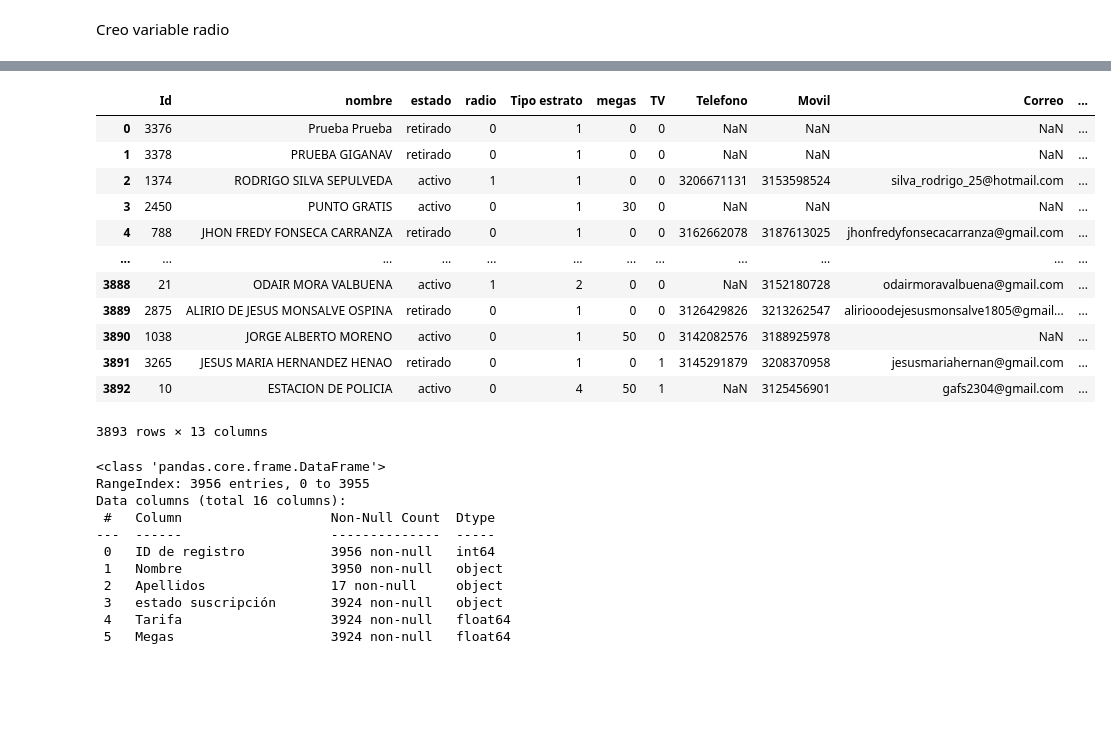
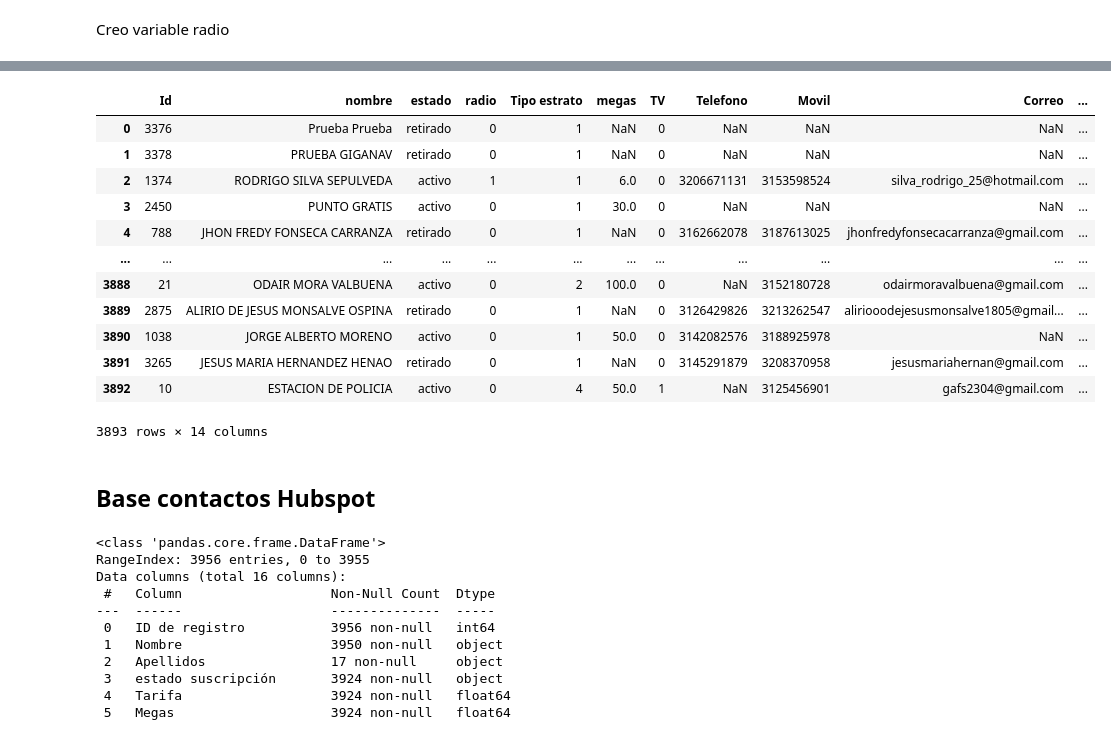
Before and after one commit to juliandiazparra/reduc_serv_times, a Jupyter notebook: 0.2 Limpieza_usuarios.ipynb, the cells around one changed output, grey strips where cells are left out. Cells and saved outputs as stored; diff of their text form; code cells hidden in the pictures; blank space fills up the shorter version.

Commit message:
Updated plans, improved user import

```diff
--- a/0.2 Limpieza_usuarios.ipynb
+++ b/0.2 Limpieza_usuarios.ipynb
@@ -67 +126,4 @@ fecha
+# %%
+df_planes_clean=base_planes.loc[:,['ID','Nombre','megas']]
+df_planes_clean.columns=['id_plan','Plan','megas']
 # %% [markdown]
@@ -253,0 +279,13 @@ depurada_base_usuarios.loc[
+# %%
+#Lleno vacios en plan
+depurada_base_usuarios['Plan']=depurada_base_usuarios['Plan'].fillna('')
+
+# Inicializar la columna 'radio' con 0 (suponiendo que es de fibra óptica por defecto)
+depurada_base_usuarios['radio'] = 0
+
+# Actualizar la columna 'radio' a 1 para los usuarios con planes de radioenlace (rural)
+depurada_base_usuarios.loc[depurada_base_usuarios['Plan'].str.contains('GIGA', case=False) &
+                           ~depurada_base_usuarios['Plan'].str.contains(' VIP | ORO | PLATA | BRONCE', case=False), 'radio'] = 1
+
+# Verificar los resultados
+print(depurada_base_usuarios[['Plan', 'radio']].value_counts())
@@ -254,3 +310,28 @@ depurada_base_usuarios.loc[
+# %%
+# Crear la columna 'tarifa' limpiando y convirtiendo 'Total cobrar'
+depurada_base_usuarios['tarifa'] = (
+    depurada_base_usuarios['Total cobrar']
+    .str.strip('COL$ ')
+    .str.replace('.', '', regex=False)  # Eliminar puntos
+    .str.replace(',', '.', regex=False)  # Reemplazar coma por punto
+    .astype(float)  # Convertir a tipo float
+)
+
+# Ajustar la tarifa si el usuario tiene TV
+depurada_base_usuarios.loc[
+    depurada_base_usuarios['Plan voip'].str.contains('recaudo',case=False), 'tarifa'] += 25000
+# %%
+# Limpiar y crear la columna 'meses_suspendido' para usuarios suspendidos
+depurada_base_usuarios.loc[:, 'meses_suspendido'] = depurada_base_usuarios.loc[
+    depurada_base_usuarios['estado'] == 'suspendido',
+    'Deuda actual'].str.split(' ', expand=True, n=1).iloc[:, 0].fillna(0).astype('int')
+
+# Limpiar y crear la columna 'deuda' para usuarios suspendidos
+depurada_base_usuarios.loc[:, 'deuda'] = depurada_base_usuarios.loc[
+    depurada_base_usuarios['estado'] == 'suspendido',
+    'Deuda actual'].str.split(' ', expand=True, n=1).iloc[:, 1].str.strip(
+    'COL$ ').str.replace('.', '', regex=False).str.replace(
+    ',00', '', regex=False).str.lstrip().str.replace(',', '.').fillna(0).astype('float')
 # %%
 depurada_base_usuarios.loc[depurada_base_usuarios['estado']=='activo']
 # %% [output]
@@ -270,22 +351,23 @@ depurada_base_usuarios.loc[depurada_base_usuarios['estado']=='activo']
 # %%
 variables=['Id', 'nombre', 'estado',
            'radio', 'Tipo estrato', 'megas',
            'TV', 'Telefono', 'Movil',
            'Correo', 'Zona', 'tarifa',
-           'Deuda actual']
+           'meses_suspendido', 'deuda']
 base_final_contactos=depurada_base_usuarios.loc[:,variables]
+base_final_contactos[['meses_suspendido','deuda']]=base_final_contactos[['meses_suspendido','deuda']].fillna(0)
 base_final_contactos
 # %% [output]
 |  | Id | nombre | estado | radio | Tipo estrato | megas | TV | Telefono | Movil | Correo | ... |
-| 0 | 3376 | Prueba Prueba | retirado | 0 | 1 | 0 | 0 | NaN | NaN | NaN | ... |
-| 1 | 3378 | PRUEBA GIGANAV | retirado | 0 | 1 | 0 | 0 | NaN | NaN | NaN | ... |
-| 2 | 1374 | RODRIGO SILVA SEPULVEDA | activo | 1 | 1 | 0 | 0 | 3206671131 | 3153598524 | silva_rodrigo_25@hotmail.com | ... |
-| 3 | 2450 | PUNTO GRATIS | activo | 0 | 1 | 30 | 0 | NaN | NaN | NaN | ... |
-| 4 | 788 | JHON FREDY FONSECA CARRANZA | retirado | 0 | 1 | 0 | 0 | 3162662078 | 3187613025 | jhonfredyfonsecacarranza@gmail.com | ... |
+| 0 | 3376 | Prueba Prueba | retirado | 0 | 1 | NaN | 0 | NaN | NaN | NaN | ... |
+| 1 | 3378 | PRUEBA GIGANAV | retirado | 0 | 1 | NaN | 0 | NaN | NaN | NaN | ... |
+| 2 | 1374 | RODRIGO SILVA SEPULVEDA | activo | 1 | 1 | 6.0 | 0 | 3206671131 | 3153598524 | silva_rodrigo_25@hotmail.com | ... |
+| 3 | 2450 | PUNTO GRATIS | activo | 0 | 1 | 30.0 | 0 | NaN | NaN | NaN | ... |
+| 4 | 788 | JHON FREDY FONSECA CARRANZA | retirado | 0 | 1 | NaN | 0 | 3162662078 | 3187613025 | jhonfredyfonsecacarranza@gmail.com | ... |
 | ... | ... | ... | ... | ... | ... | ... | ... | ... | ... | ... | ... |
-| 3888 | 21 | ODAIR MORA VALBUENA | activo | 1 | 2 | 0 | 0 | NaN | 3152180728 | odairmoravalbuena@gmail.com | ... |
-| 3889 | 2875 | ALIRIO DE JESUS MONSALVE OSPINA | retirado | 0 | 1 | 0 | 0 | 3126429826 | 3213262547 | aliriooodejesusmonsalve1805@gmail... | ... |
-| 3890 | 1038 | JORGE ALBERTO MORENO | activo | 0 | 1 | 50 | 0 | 3142082576 | 3188925978 | NaN | ... |
-| 3891 | 3265 | JESUS MARIA HERNANDEZ HENAO | retirado | 0 | 1 | 0 | 1 | 3145291879 | 3208370958 | jesusmariahernan@gmail.com | ... |
-| 3892 | 10 | ESTACION DE POLICIA | activo | 0 | 4 | 50 | 1 | NaN | 3125456901 | gafs2304@gmail.com | ... |
+| 3888 | 21 | ODAIR MORA VALBUENA | activo | 0 | 2 | 100.0 | 0 | NaN | 3152180728 | odairmoravalbuena@gmail.com | ... |
+| 3889 | 2875 | ALIRIO DE JESUS MONSALVE OSPINA | retirado | 0 | 1 | NaN | 0 | 3126429826 | 3213262547 | aliriooodejesusmonsalve1805@gmail... | ... |
+| 3890 | 1038 | JORGE ALBERTO MORENO | activo | 0 | 1 | 50.0 | 0 | 3142082576 | 3188925978 | NaN | ... |
+| 3891 | 3265 | JESUS MARIA HERNANDEZ HENAO | retirado | 0 | 1 | NaN | 0 | 3145291879 | 3208370958 | jesusmariahernan@gmail.com | ... |
+| 3892 | 10 | ESTACION DE POLICIA | activo | 0 | 4 | 50.0 | 1 | NaN | 3125456901 | gafs2304@gmail.com | ... |
-3893 rows × 13 columns
+3893 rows × 14 columns
@@ -294,3 +374,5 @@ base_final_contactos
+# %% [markdown]
+## Base contactos Hubspot
 # %%
 list_of_files = glob.glob(os.path.join(usuarios,'Usuarios_export_Hubspot*.csv'))
 latest_file = max(list_of_files, key=os.path.getctime)
```
Also changed, not shown: parts of 26 cells of this notebook, 1 other file.
